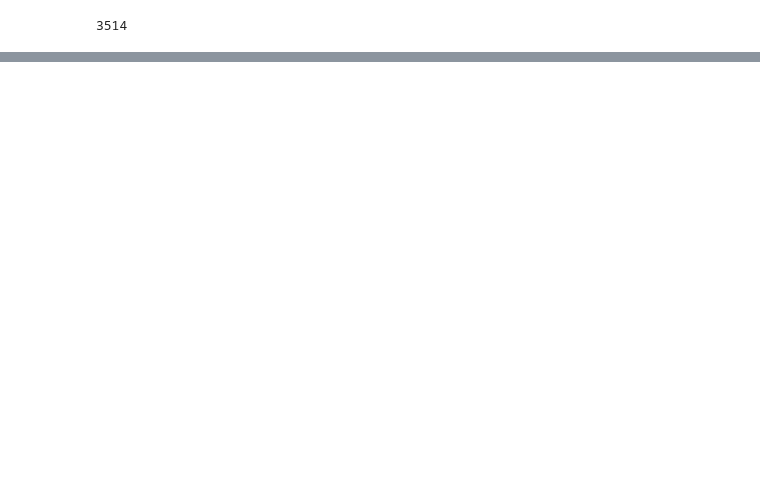
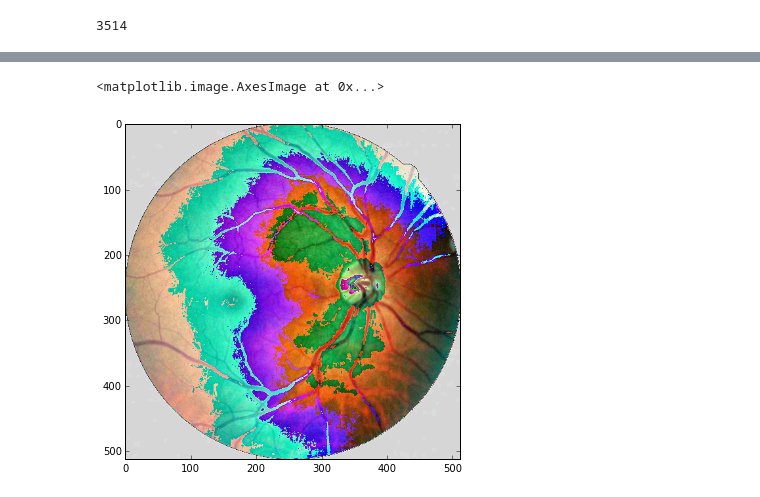
Before and after one commit to kundajelab/kaggle_diabetic_retinopathy, a Jupyter notebook: notebooks/OneExampleAtATimeValidationSetPredictions.ipynb, the cells around one changed output, grey strips where cells are left out. Cells and saved outputs as stored; diff of their text form; code cells hidden in the pictures; blank space fills up the shorter version.

```diff
--- a/notebooks/OneExampleAtATimeValidationSetPredictions.ipynb
+++ b/notebooks/OneExampleAtATimeValidationSetPredictions.ipynb
@@ -150,9 +150,3 @@ print(model_arch)
 Number of parameters: 20923690.
 # %% [markdown]
 Setting up some Theano / Lasagne things to get some predictions.
-# %%
-chunk_size = model_data['chunk_size'] * 2
-batch_size = model_data['batch_size']
-
-print "Batch size: %i." % batch_size
-print "Chunk size: %i." % chunk_size
@@ -350 +300,24 @@ def create_fixed_gen(data_loader, images, chunk_size,
+# %%
+image_dir = "/srv/scratch/avanti/diabetic_retinopathy/unzipped_train_ds2_crop/"
+valid_image_paths = []
+valid_image_labels = []
+for patient_id in valid_patient_ids:
+    for side in ["left", "right"]:
+        valid_image_paths.append(image_dir+str(patient_id)+"_"+side+".jpeg")
+        valid_image_labels.append(image_to_label[str(patient_id)+"_"+side])
+
+sample_batch_generator = get_image_batch_generator(
+    image_paths = valid_image_paths,
+    batch_size=20,
+    output_shape=(512,512),
+    zmuv_mean=0.042,
+    zmuv_std=0.204,
+    xyflip=False, horizontalflip=False, verticalflip=False)
+# %%
+a_batch = sample_batch_generator.next()
+# %%
+plt.imshow(a_batch[0][2].transpose((1,2,0)))
+# %% [output]
+<matplotlib.image.AxesImage at 0x...>
+[figure, added]
 # %%
```
Also changed, not shown: parts of 22 cells of this notebook.
